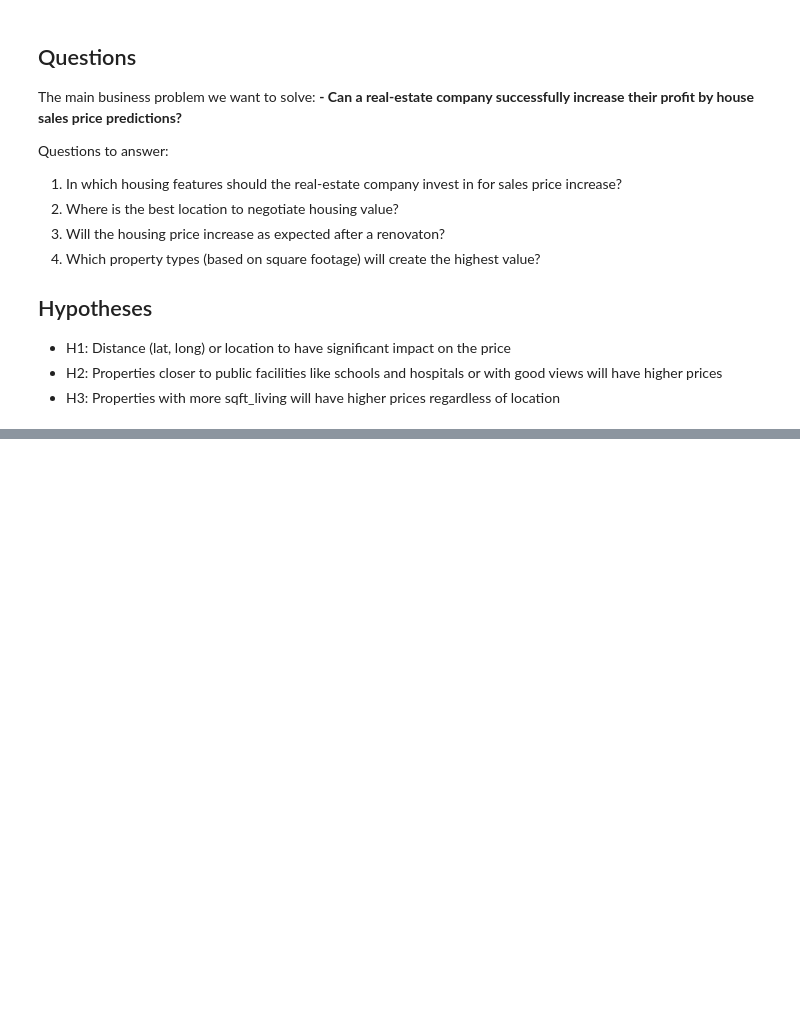
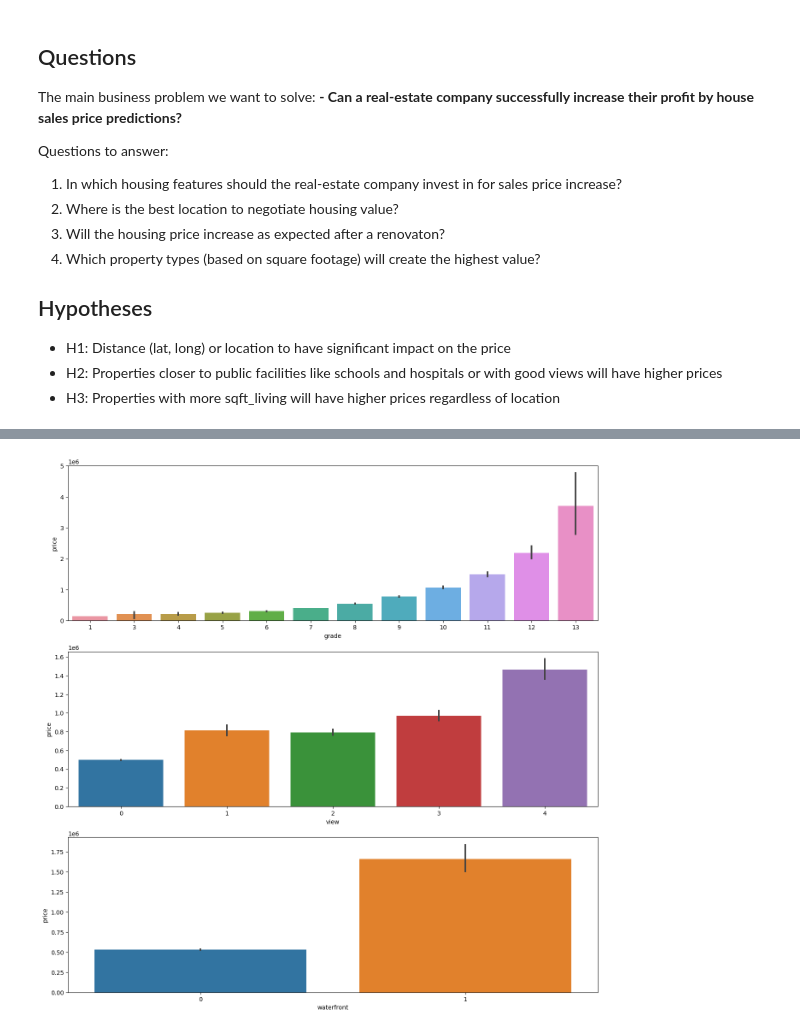
Before and after one commit to jb4414/BDMT_project_2022, a Jupyter notebook: data_preparation.ipynb, the cells around one changed output, grey strips where cells are left out. Saved outputs shown, nothing was run; the diff lists cells and outputs as text; code cells hidden in the pictures; blank space fills up the shorter version.

```diff
--- a/data_preparation.ipynb
+++ b/data_preparation.ipynb
@@ -117,0 +157,9 @@ house_data.to_csv("./Data/kc_house_data_clean.csv")
+# %%
+
+# price and grade, price and view and price and waterfront (categorical)
+features = [grade, view, waterfront]
+figure, axes = plt.subplots(3, 1, figsize=(16,16))
+for idx in range(0, len(features)):
+    sns.barplot(ax=axes[int(idx%3)], x=features[idx], y=price, data=house_data)
+# %% [output]
+[figure, added]
```
Also changed, not shown: parts of 22 cells of this notebook, 4 other files.
